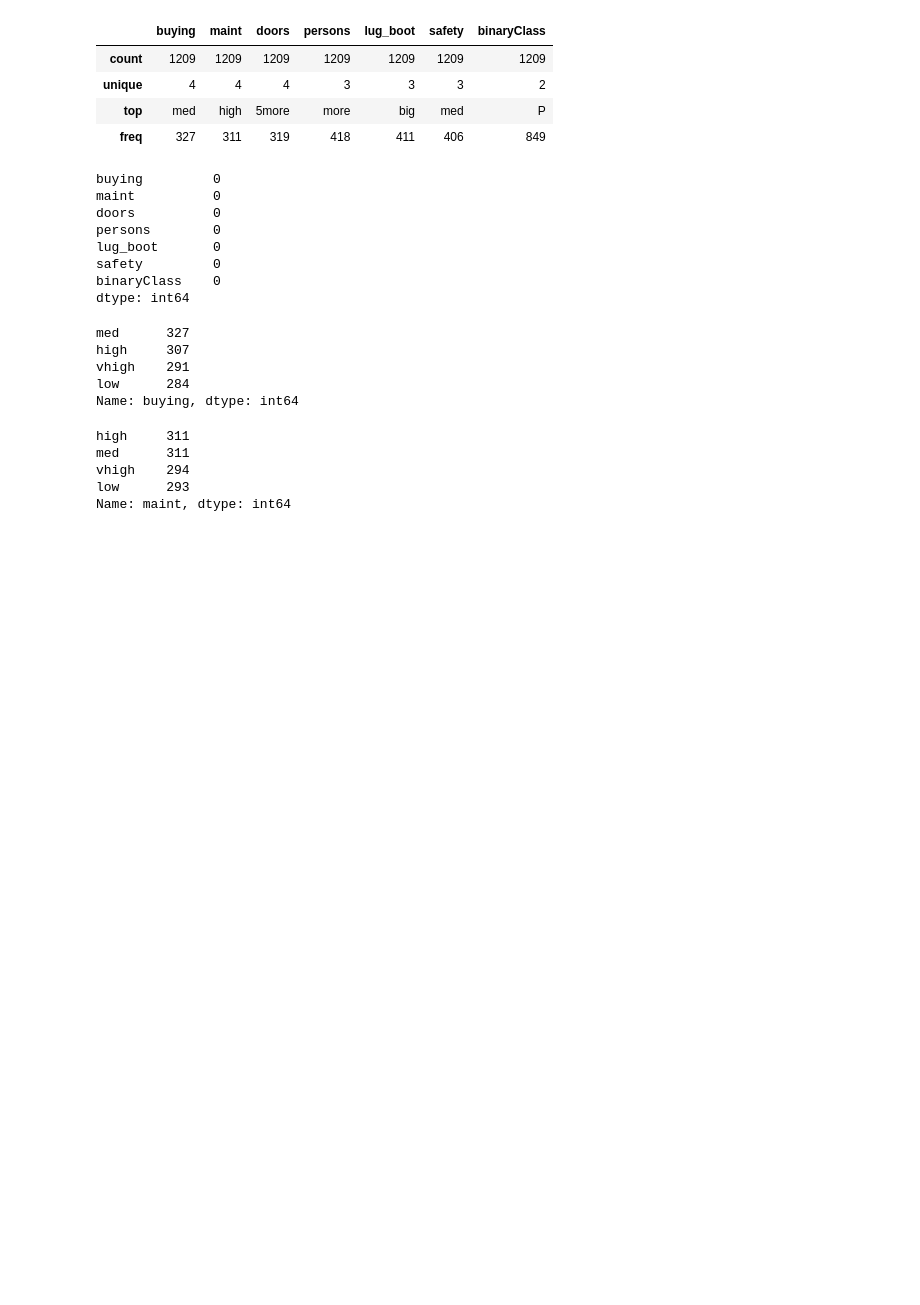
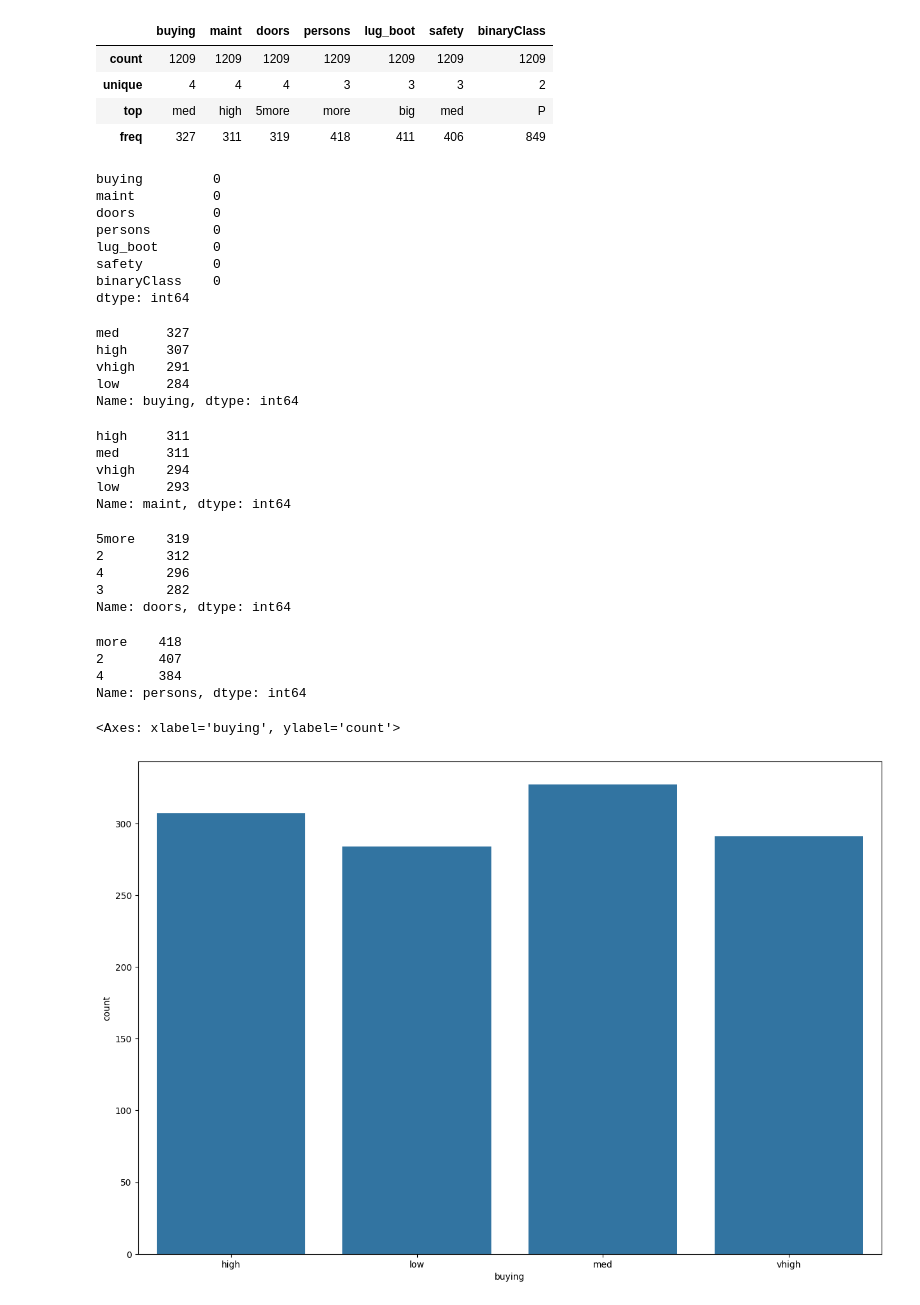
Before and after one commit to AshrithaPatturi/AIML_BATCH10, a Jupyter notebook: Lab_08.ipynb, the cells around one changed output. Saved outputs shown, nothing was run; the diff lists cells and outputs as text; code cells hidden in the pictures; blank space fills up the shorter version.

```diff
--- a/Lab_08.ipynb
+++ b/Lab_08.ipynb
@@ -113,3 +113,24 @@ med      311
 vhigh    294
 low      293
 Name: maint, dtype: int64
+# %%
+train_data['doors'].value_counts()
+# %% [output]
+5more    319
+2        312
+4        296
+3        282
+Name: doors, dtype: int64
+# %%
+train_data['persons'].value_counts()
+# %% [output]
+more    418
+2       407
+4       384
+Name: persons, dtype: int64
+# %%
+plt.figure(figsize=(15,10))
+sns.countplot(data=train_data,x='buying')
+# %% [output]
+<Axes: xlabel='buying', ylabel='count'>
+[figure, added]
```
Also changed, not shown: parts of 18 cells of this notebook.
